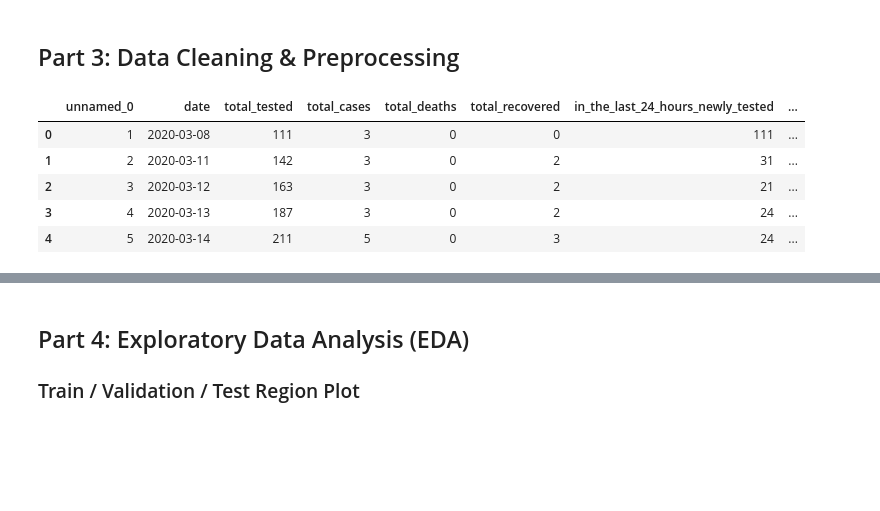
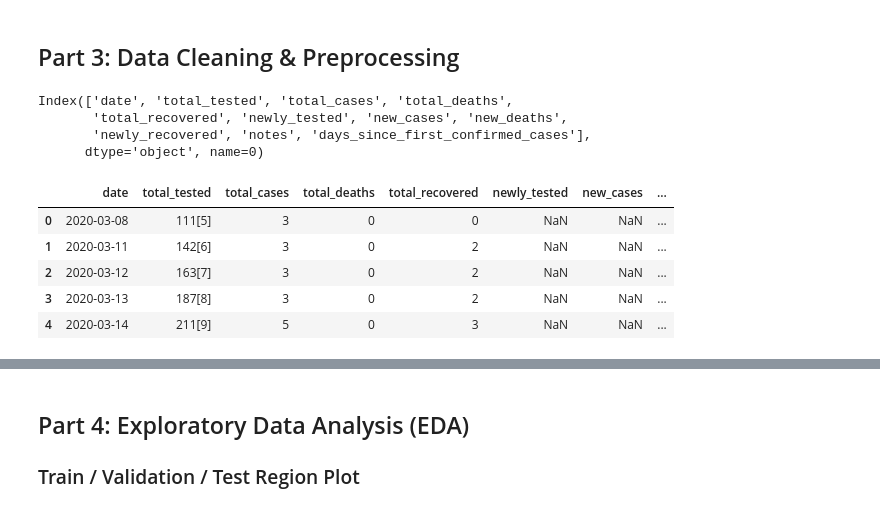
Before and after one commit to Sahadat97/COVID-19-Bangladesh-EDA-and-Daily-Cases-Prediction, a Jupyter notebook: COVID19_Bangladesh.ipynb, the cells around one changed output, grey strips where cells are left out. Drawn from its saved outputs; the diff is of its cells as text; code cells hidden in the pictures; blank space fills up the shorter version.

```diff
--- a/COVID19_Bangladesh.ipynb
+++ b/COVID19_Bangladesh.ipynb
@@ -98,7 +146,6 @@ Data loaded successfully. Shape: (340, 12)
 import re
 
 def clean_names(df):
-    """Equivalent to janitor::clean_names() in R."""
     df = df.copy()
     df.columns = (
         df.columns
@@ -111,11 +158,20 @@ def clean_names(df):
     return df
 
 df = clean_names(df)
-df.head()
+print(df.columns)
 # %% [output]
-|  | unnamed_0 | date | total_tested | total_cases | total_deaths | total_recovered | in_the_last_24_hours_newly_tested | ... |
-| 0 | 1 | 2020-03-08 | 111 | 3 | 0 | 0 | 111 | ... |
-| 1 | 2 | 2020-03-11 | 142 | 3 | 0 | 2 | 31 | ... |
-| 2 | 3 | 2020-03-12 | 163 | 3 | 0 | 2 | 21 | ... |
-| 3 | 4 | 2020-03-13 | 187 | 3 | 0 | 2 | 24 | ... |
-| 4 | 5 | 2020-03-14 | 211 | 5 | 0 | 3 | 24 | ... |
+Index(['date', 'total_tested', 'total_cases', 'total_deaths',
+       'total_recovered', 'newly_tested', 'new_cases', 'new_deaths',
+       'newly_recovered', 'notes', 'days_since_first_confirmed_cases'],
+      dtype='object', name=0)
+# %%
+# Delete note column since it doesn't contain any info
+df.drop(columns=['notes'], inplace=True)
+df.head()
+# %% [output]
+|  | date | total_tested | total_cases | total_deaths | total_recovered | newly_tested | new_cases | ... |
+| 0 | 2020-03-08 | 111[5] | 3 | 0 | 0 | NaN | NaN | ... |
+| 1 | 2020-03-11 | 142[6] | 3 | 0 | 2 | NaN | NaN | ... |
+| 2 | 2020-03-12 | 163[7] | 3 | 0 | 2 | NaN | NaN | ... |
+| 3 | 2020-03-13 | 187[8] | 3 | 0 | 2 | NaN | NaN | ... |
+| 4 | 2020-03-14 | 211[9] | 5 | 0 | 3 | NaN | NaN | ... |
```
Also changed, not shown: parts of 10 cells of this notebook.
